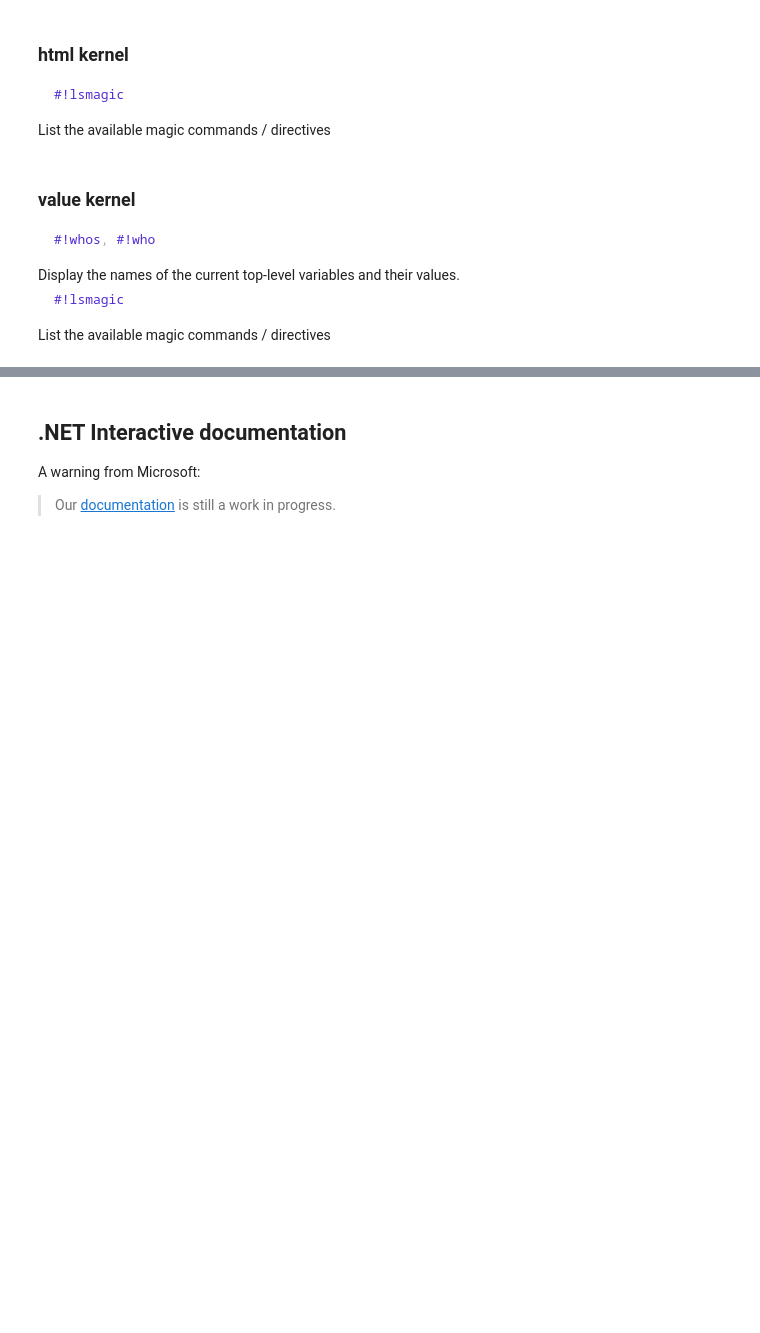
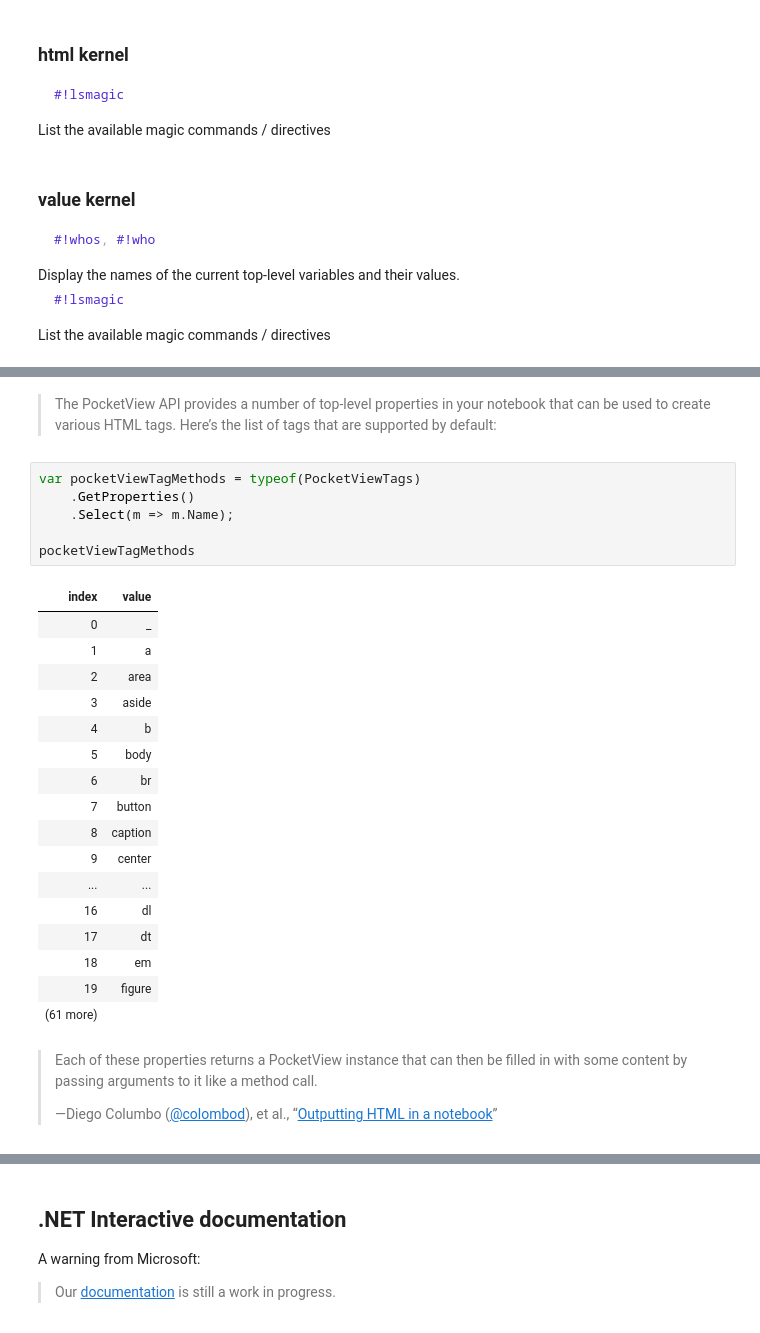
Before and after one commit to BryanWilhite/jupyter-central, a Jupyter notebook: dotnet-interactive/dotnet-interactive.ipynb, the cells around one changed output, grey strips where cells are left out. Saved outputs shown, nothing was run; the diff lists cells and outputs as text; blank space fills up the shorter version.

```diff
--- a/dotnet-interactive/dotnet-interactive.ipynb
+++ b/dotnet-interactive/dotnet-interactive.ipynb
@@ -142,0 +311,30 @@ On disk, a `.dib` file is just Markdown text file.
+# %% [markdown]
+>The PocketView API provides a number of top-level properties in your notebook that can be used to create various HTML tags. Here’s the list of tags that are supported by default:
+# %%
+var pocketViewTagMethods = typeof(PocketViewTags)
+    .GetProperties()
+    .Select(m => m.Name);
+
+pocketViewTagMethods
+# %% [output]
+| index | value |
+| 0 | _ |
+| 1 | a |
+| 2 | area |
+| 3 | aside |
+| 4 | b |
+| 5 | body |
+| 6 | br |
+| 7 | button |
+| 8 | caption |
+| 9 | center |
+| ... | ... |
+| 16 | dl |
+| 17 | dt |
+| 18 | em |
+| 19 | figure |
+| (61 more) |  |
+# %% [markdown]
+>Each of these properties returns a PocketView instance that can then be filled in with some content by passing arguments to it like a method call.
+>
+>—Diego Columbo ([@colombod](https://twitter.com/colombod)), et al., “[Outputting HTML in a notebook](https://github.com/dotnet/interactive/blob/main/samples/notebooks/csharp/Docs/HTML.ipynb)”
```
Also changed, not shown: parts of 33 cells of this notebook, 2 other files.
